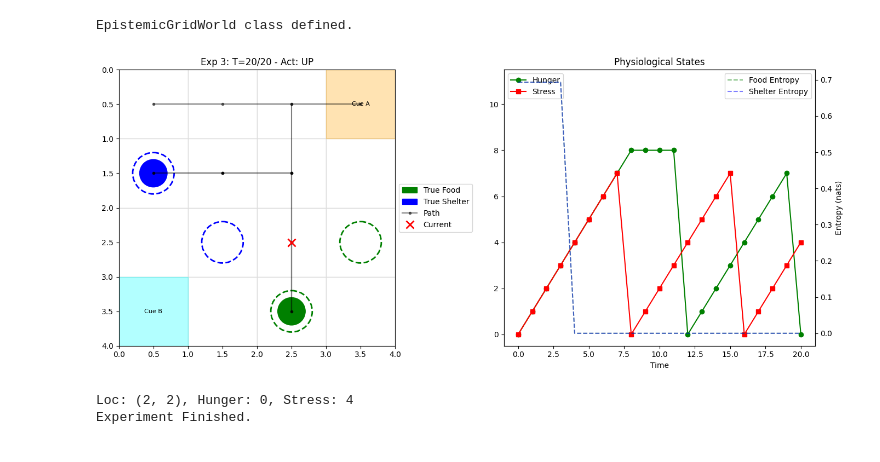
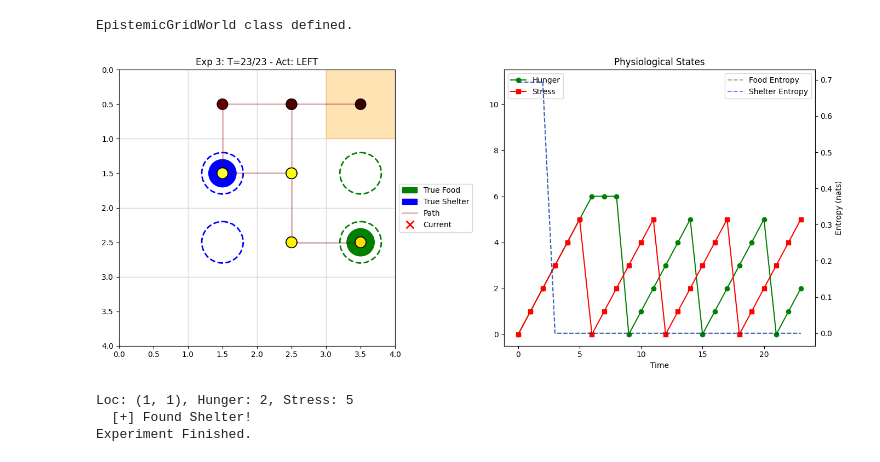
Before and after one commit to Ryan-Palmer/Active-Inference-Agent, a Jupyter notebook: docs/notebooks/Forager.ipynb, the cells around one changed output. Drawn from its saved outputs; the diff is of its cells as text; code cells hidden in the pictures.

Commit message:
Better experiment 3 setup, shows optimal path selection

```diff
--- a/docs/notebooks/Forager.ipynb
+++ b/docs/notebooks/Forager.ipynb
@@ -1559,12 +1553,12 @@ D3 = utils.obj_array_uniform(num_states_3)
 
 # Scenario (0 or 1 to select which candidate is real)
 true_f_ctx = 1
-true_s_ctx = 0
+true_s_ctx = 1
 
 # (0,2) is between shelter candidate and info
 # (1,3) is between food candidate and info
 # (1,2) is between shelter and food candidates
-start_node_3 = (0,0)
+start_node_3 = (1,2)
 start_node_idx_3 = loc_list_3.index(start_node_3)
 
 # Example scenarios (all can change with tweaks to penalties and preferences)
@@ -1602,13 +1596,12 @@ Context Priors set to 0.5/0.5 (Maximum Uncertainty)
 # %%
 # 7. Epistemic Environment Class
 class EpistemicGridWorld:
-    def __init__(self, dims, loc_list, food_locs, shelter_locs, cue1_loc, cue2_loc):
+    def __init__(self, dims, loc_list, food_locs, shelter_locs, cue_loc):
         self.dims = dims
         self.loc_list = loc_list
         self.food_locs = food_locs
         self.shelter_locs = shelter_locs
-        self.cue1_loc = cue1_loc
-        self.cue2_loc = cue2_loc
+        self.cue_loc = cue_loc
 
         # True State
         self.loc = None
@@ -1666,7 +1659,7 @@ class EpistemicGridWorld:
         # [LocIdx, Hunger, Stress, FoodCue, ShelterCue]
         loc_idx = self.loc_list.index(self.loc)
 
-        at_cue = (self.loc == self.cue1_loc or self.loc == self.cue2_loc)
+        at_cue = (self.loc == self.cue_loc)
         at_food_candidate = (self.loc in self.food_locs)
         at_shelter_candidate = (self.loc in self.shelter_locs)
 
@@ -1693,7 +1686,7 @@ import time
 
 # 8. Run Experiment 3 with Live Visualization
 env3 = EpistemicGridWorld(
-    grid_dims_3, loc_list_3, food_locs_3, shelter_locs_3, cue1_loc_3, cue2_loc_3
+    grid_dims_3, loc_list_3, food_locs_3, shelter_locs_3, cue_loc_3
 )
 
 # Initialize Agent
@@ -1707,7 +1700,7 @@ agent3 = Agent(
 # Use Experiment 3 specific start parameters (starting_hunger, starting_stress)
 obs = env3.reset(start_node_3, f_ctx=true_f_ctx, s_ctx=true_s_ctx, start_hunger=starting_hunger, start_stress=starting_stress)
 
-T3 = 20
+T3 = 23
 hist_locs_3 = [env3.loc]
 hist_hunger_3 = [env3.hunger]
 hist_stress_3 = [env3.stress]
@@ -1715,7 +1708,7 @@ hist_stress_3 = [env3.stress]
 hist_context_food = [agent3.qs[3].copy()]
 hist_context_shelter = [agent3.qs[4].copy()]
 
-print(f"Starting Epistemic Chaining Experiment...")
+print(f"Starting Epistemic Foraging with Drives Experiment...")
 
 def get_entropy(dist):
     return -np.sum(dist * np.log(dist + 1e-16))
@@ -1759,11 +1752,8 @@ for t in range(T3):
 
     # Draw Features
     # Cues
-    ax_map.add_patch(patches.Rectangle((cue1_loc_3[1], cue1_loc_3[0]), 1, 1, color='orange', alpha=0.3))
-    ax_map.text(cue1_loc_3[1]+0.5, cue1_loc_3[0]+0.5, "Cue A", ha='center', va='center', fontsize=8)
-
-    ax_map.add_patch(patches.Rectangle((cue2_loc_3[1], cue2_loc_3[0]), 1, 1, color='cyan', alpha=0.3))
-    ax_map.text(cue2_loc_3[1]+0.5, cue2_loc_3[0]+0.5, "Cue B", ha='center', va='center', fontsize=8)
+    ax_map.add_patch(patches.Rectangle((cue_loc_3[1], cue_loc_3[0]), 1, 1, color='orange', alpha=0.3))
+    ax_map.text(cue_loc_3[1]+0.5, cue_loc_3[0]+0.5, "Cue", ha='center', va='center', fontsize=8)
 
     # Potential Rewards (Hollow)
     for fl in food_locs_3:
@@ -1779,7 +1769,14 @@ for t in range(T3):
 
     # Path
     locs_arr = np.array(hist_locs_3)
-    ax_map.plot(locs_arr[:,1]+0.5, locs_arr[:,0]+0.5, 'k.-', alpha=0.5, label='Path')
+    temporal_colormap = cm.hot(np.linspace(0, 0.8, len(locs_arr)))
+
+    if len(locs_arr) > 1:
+        ax_map.plot(locs_arr[:,1]+0.5, locs_arr[:,0]+0.5, 'darkred', linewidth=2, zorder=2, alpha=0.3, label='Path')
+
+    ax_map.scatter(locs_arr[:,1]+0.5, locs_arr[:,0]+0.5, 200, c=temporal_colormap, zorder=3, edgecolors='black')
+
+    # Current
     ax_map.plot(locs_arr[-1,1]+0.5, locs_arr[-1,0]+0.5, 'rx', markersize=10, markeredgewidth=2, label='Current')
     ax_map.legend(loc='center left', bbox_to_anchor=(1, 0.5))
 
@@ -1787,35 +1784,35 @@ for t in range(T3):
     ax_stats = axes[1]
     ax_stats.plot(hist_hunger_3, 'g-o', label='Hunger')
     ax_stats.plot(hist_stress_3, 'r-s', label='Stress')
     ax_stats.set_title("Physiological States")
     ax_stats.set_ylim(-0.5, 11.5)
     ax_stats.set_xlabel("Time")
     ax_stats.legend(loc='upper left')
 
     # Entropy (Uncertainty)
     ax_ent = ax_stats.twinx()
     k_food = [get_entropy(d) for d in hist_context_food]
     k_shelter = [get_entropy(d) for d in hist_context_shelter]
 
     ax_ent.plot(k_food, 'g--', label='Food Entropy', alpha=0.5)
     ax_ent.plot(k_shelter, 'b--', label='Shelter Entropy', alpha=0.5)
 
     ax_ent.set_ylabel("Entropy (nats)")
     ax_ent.legend(loc='upper right')
 
     plt.tight_layout()
     display(fig)
     plt.close(fig) # Prevent double plotting
 
     # Print status
     print(f"Loc: {env3.loc}, Hunger: {env3.hunger}, Stress: {env3.stress}")
-    if env3.loc == env3.cue1_loc: print("  [!] Observed Cue A!")
-    if env3.loc == env3.cue2_loc: print("  [!] Observed Cue B!")
+    if env3.loc == env3.cue_loc: print("  [!] Observed Cue!")
     if env3.loc == food_locs_3[true_f_ctx]: print("  [+] Found Food!")
     if env3.loc == shelter_locs_3[true_s_ctx]: print("  [+] Found Shelter!")
 
 print("Experiment Finished.")
 # %% [output]
-[figure, old version]
+[figure, new version]
-Loc: (2, 2), Hunger: 0, Stress: 4
+Loc: (1, 1), Hunger: 2, Stress: 5
+  [+] Found Shelter!
 Experiment Finished.
```
Also changed, not shown: parts of 1 cell of this notebook.
